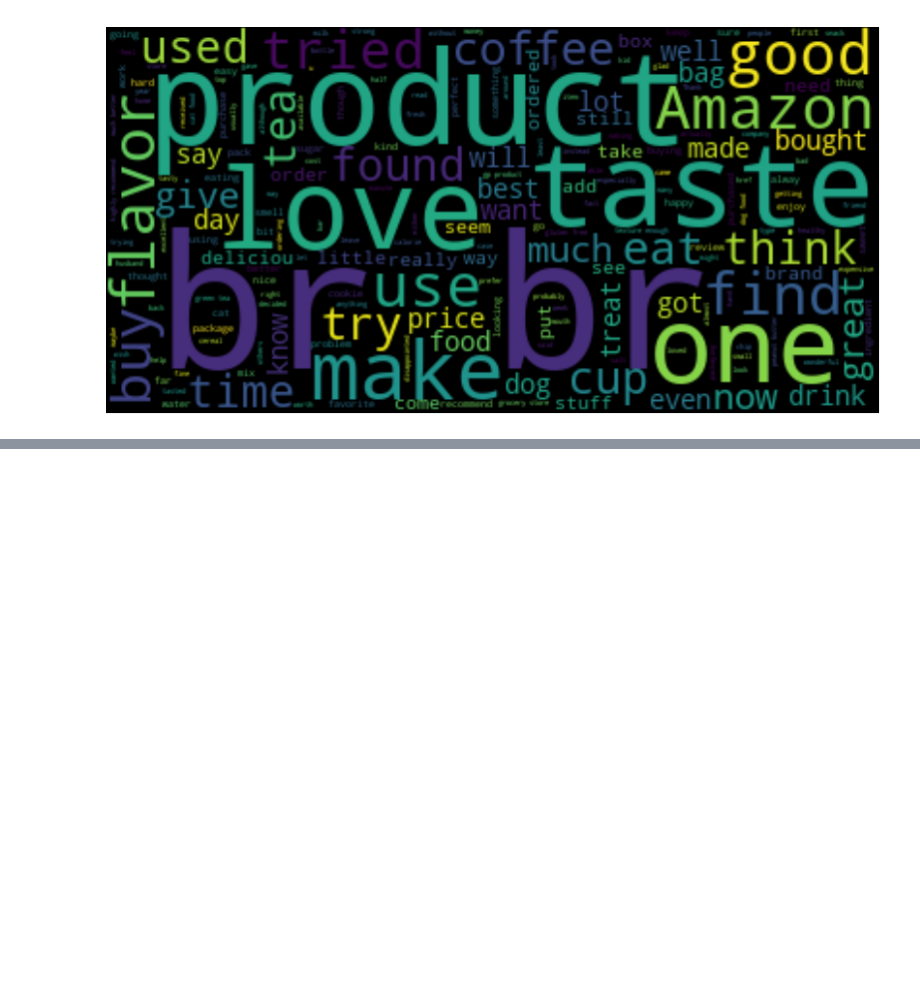
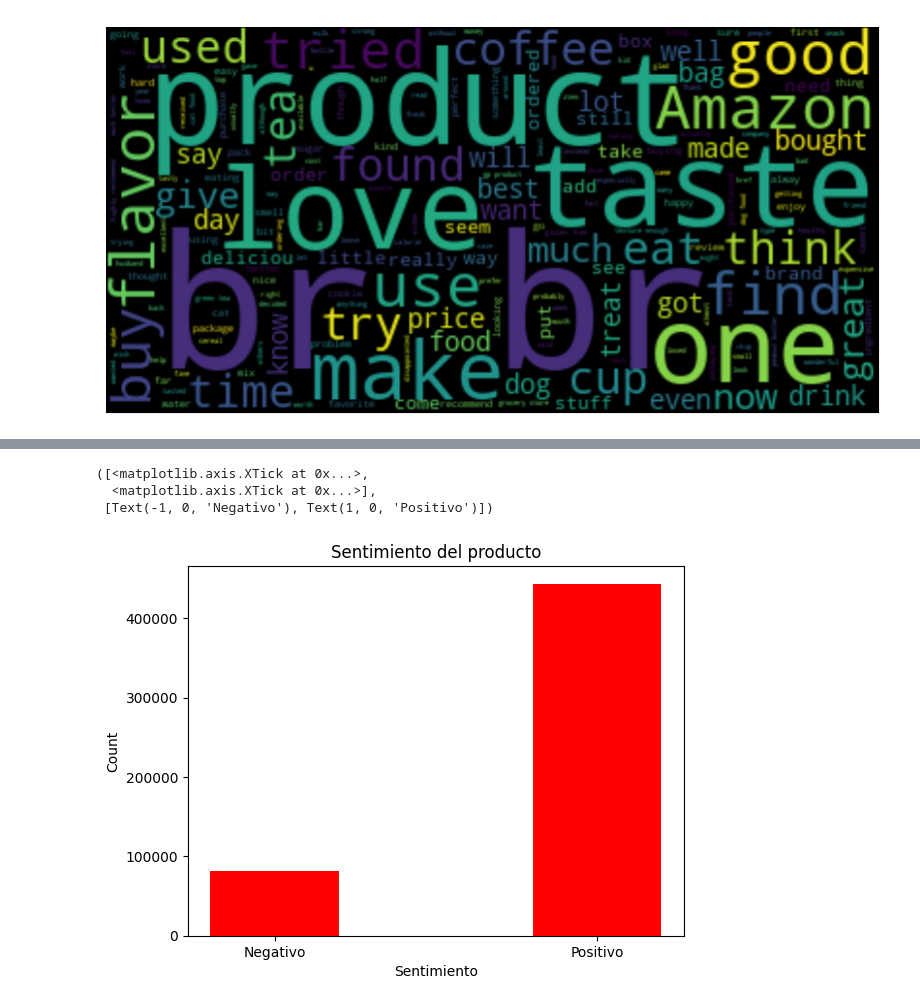
Before and after one commit to spamella04/InteligenciadeNegocios2024, a Jupyter notebook: Clase práctica 1 - 2do corte/Clase práctica - text analysis and data mining.ipynb, the cells around one changed output, grey strips where cells are left out. Cells and saved outputs as stored; diff of their text form; code cells hidden in the pictures; blank space fills up the shorter version.

```diff
--- a/Clase práctica 1 - 2do corte/Clase práctica - text analysis and data mining.ipynb
+++ b/Clase práctica 1 - 2do corte/Clase práctica - text analysis and data mining.ipynb
@@ -120,0 +157,16 @@ negative_wordcloud(df_filtered,'Text','sentiment')
+# %%
+sentiment_counts = df_filtered['sentiment'].value_counts().sort_index()
+sentiment_counts.head()
+
+#Gráfico de barras para determinar la mayoría de ratings
+
+plt.bar(sentiment_counts.index, sentiment_counts.values, color='red')
+plt.title('Sentimiento del producto')
+plt.xlabel('Sentimiento')
+plt.ylabel('Count')
+plt.xticks(ticks=[-1, 1], labels=['Negativo', 'Positivo'])
+# %% [output]
+([<matplotlib.axis.XTick at 0x...>,
+  <matplotlib.axis.XTick at 0x...>],
+ [Text(-1, 0, 'Negativo'), Text(1, 0, 'Positivo')])
+[figure, added]
```
Also changed, not shown: parts of 15 cells of this notebook.
